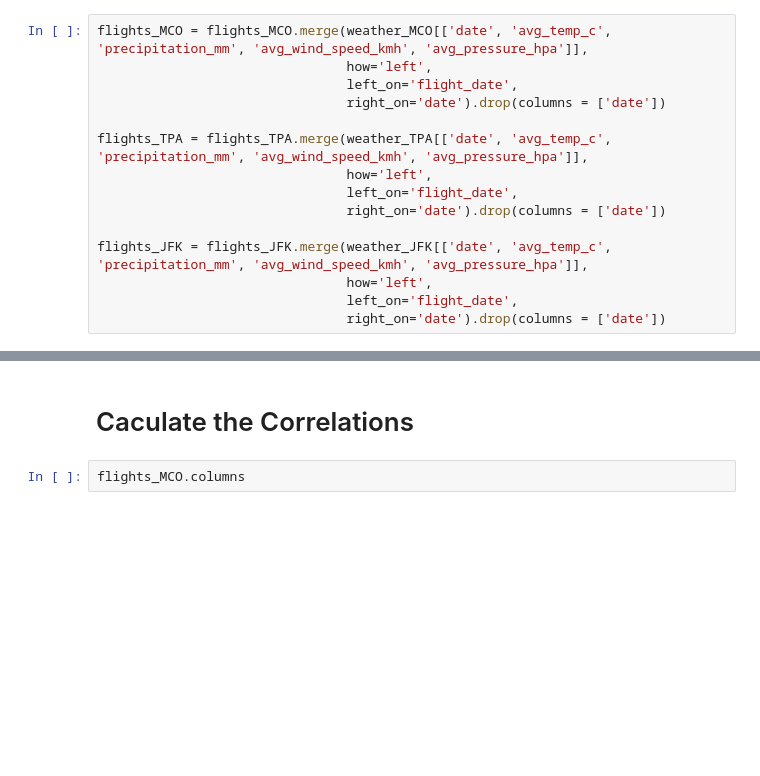
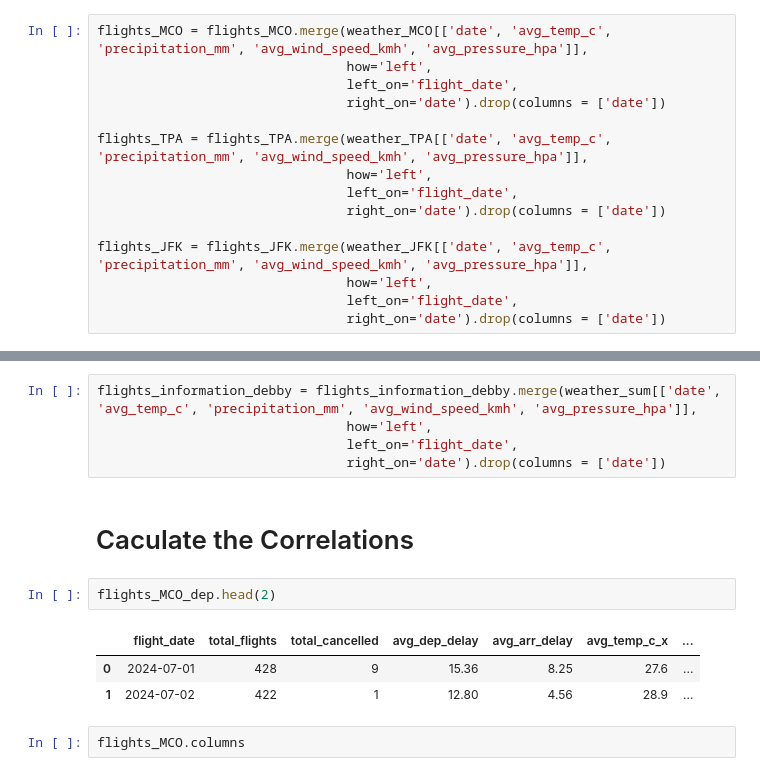
Before and after one commit to Kellyphilo/Hurricane_Debby_Flight_Disruptions, a Jupyter notebook: data_EDA.ipynb, the cells around one changed output, grey strips where cells are left out. Saved outputs shown, nothing was run; the diff lists cells and outputs as text; blank space fills up the shorter version.

```diff
--- a/data_EDA.ipynb
+++ b/data_EDA.ipynb
@@ -88,5 +134,16 @@ flights_JFK = flights_JFK.merge(weather_JFK[['date', 'avg_temp_c', 'precipitatio
+# %%
+flights_information_debby = flights_information_debby.merge(weather_sum[['date', 'avg_temp_c', 'precipitation_mm', 'avg_wind_speed_kmh', 'avg_pressure_hpa']],
+                                how='left',
+                                left_on='flight_date',
+                                right_on='date').drop(columns = ['date'])
 # %% [markdown]
 # Caculate the Correlations #
+# %%
+flights_MCO_dep.head(2)
+# %% [output]
+|  | flight_date | total_flights | total_cancelled | avg_dep_delay | avg_arr_delay | avg_temp_c_x | ... |
+| 0 | 2024-07-01 | 428 | 9 | 15.36 | 8.25 | 27.6 | ... |
+| 1 | 2024-07-02 | 422 | 1 | 12.80 | 4.56 | 28.9 | ... |
 # %%
 flights_MCO.columns
 # %% [output]
```
Also changed, not shown: parts of 34 cells of this notebook.
